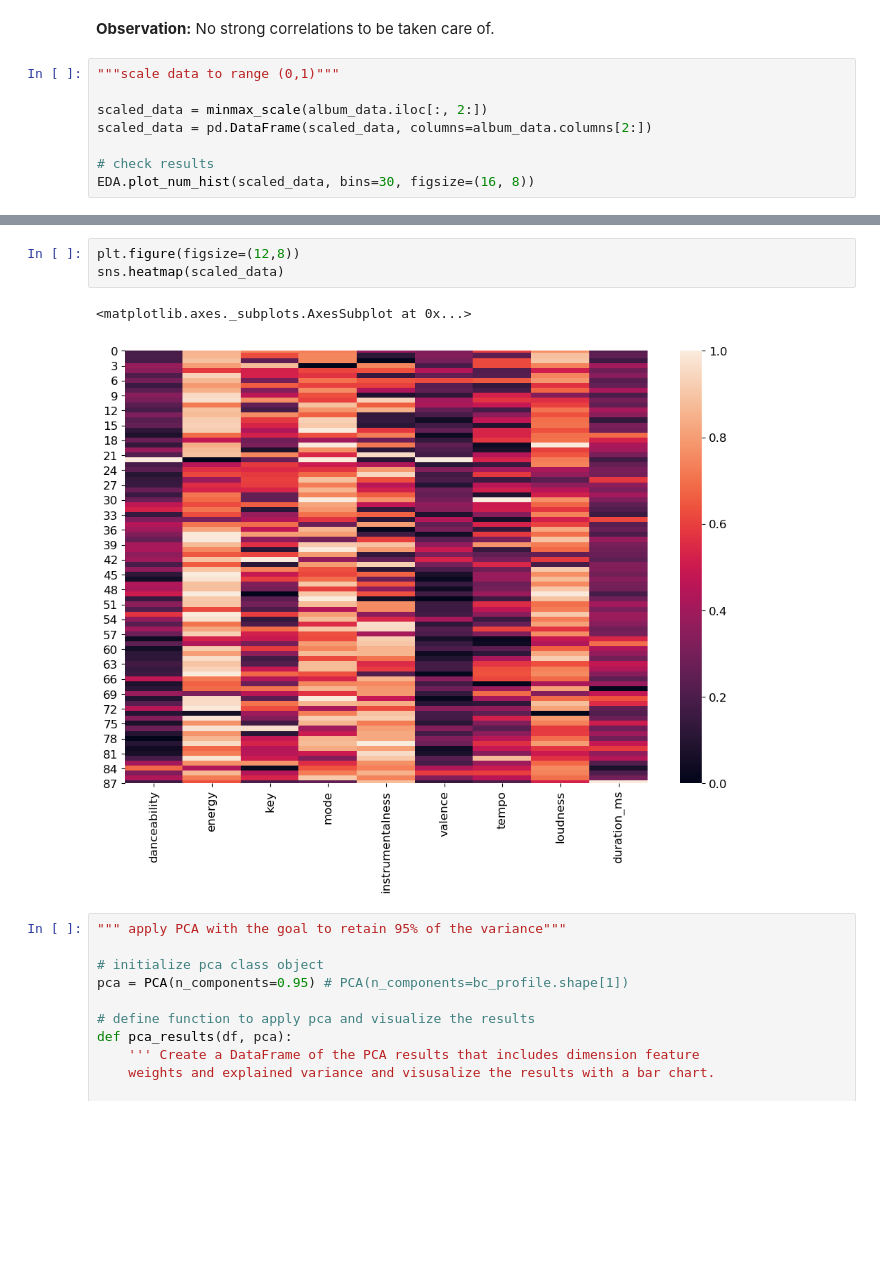
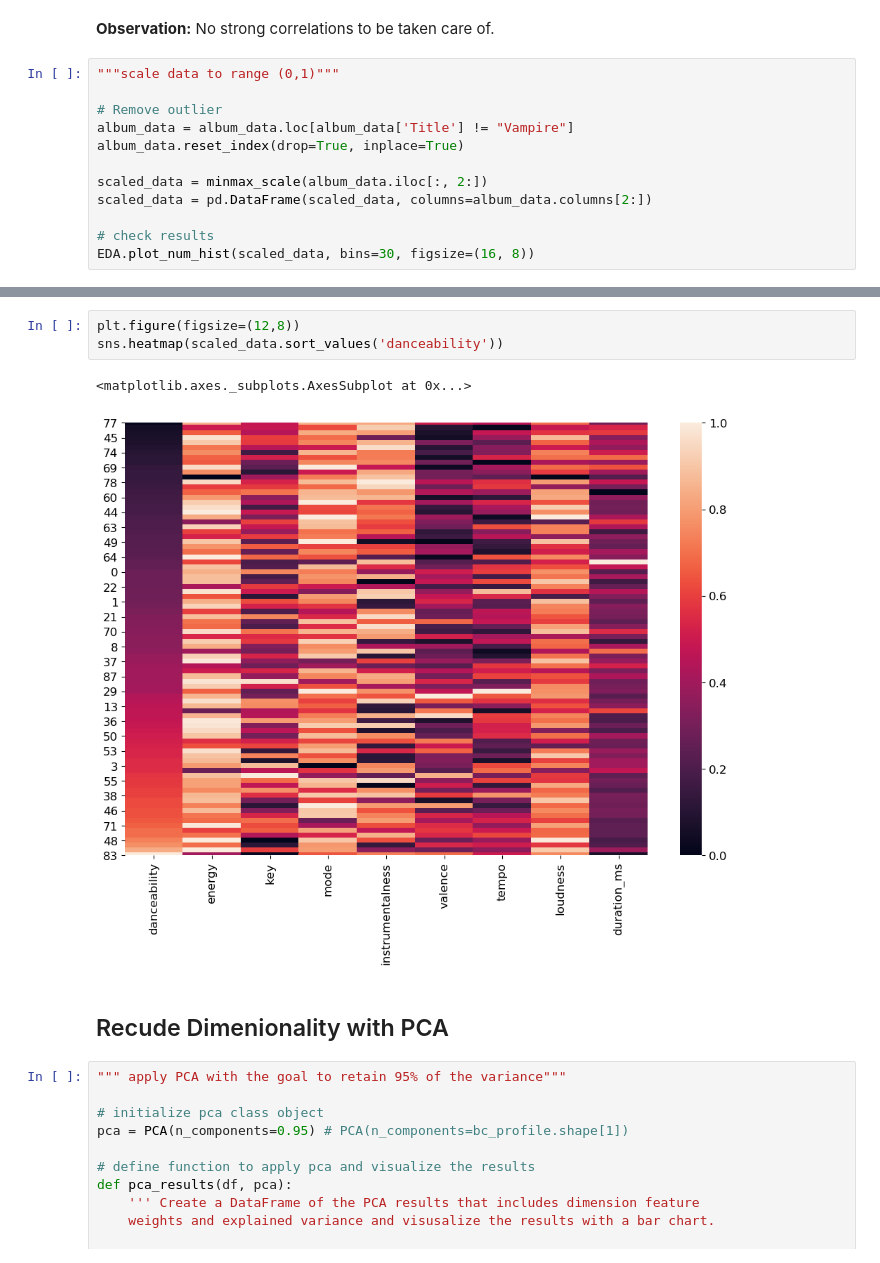
Before and after one commit to rbuerki/death-metal-disco, a Jupyter notebook: Untitled.ipynb, the cells around one changed output, grey strips where cells are left out. Saved outputs shown, nothing was run; the diff lists cells and outputs as text; blank space fills up the shorter version.

```diff
--- a/Untitled.ipynb
+++ b/Untitled.ipynb
@@ -133,6 +124,10 @@ EDA.plot_corr_map_num_all(album_data, figsize=(16,10))
 **Observation:** No strong correlations to be taken care of.
 # %%
 """scale data to range (0,1)"""
+
+# Remove outlier
+album_data = album_data.loc[album_data['Title'] != "Vampire"]
+album_data.reset_index(drop=True, inplace=True)
 
 scaled_data = minmax_scale(album_data.iloc[:, 2:])
 scaled_data = pd.DataFrame(scaled_data, columns=album_data.columns[2:])
@@ -144,9 +139,11 @@ EDA.plot_num_hist(scaled_data, bins=30, figsize=(16, 8))
 # %%
 plt.figure(figsize=(12,8))
-sns.heatmap(scaled_data)
+sns.heatmap(scaled_data.sort_values('danceability'))
 # %% [output]
 <matplotlib.axes._subplots.AxesSubplot at 0x...>
-[figure, old version]
+[figure, new version]
+# %% [markdown]
+## Recude Dimenionality with PCA
 # %%
 """ apply PCA with the goal to retain 95% of the variance"""
 
```
Also changed, not shown: parts of 38 cells of this notebook.
